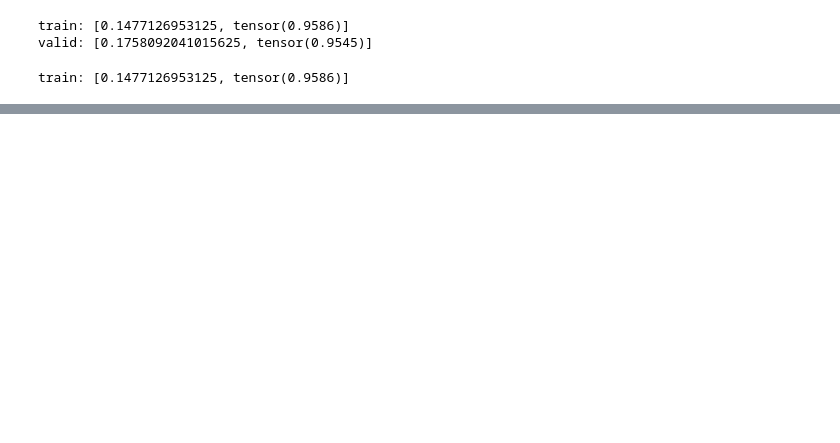
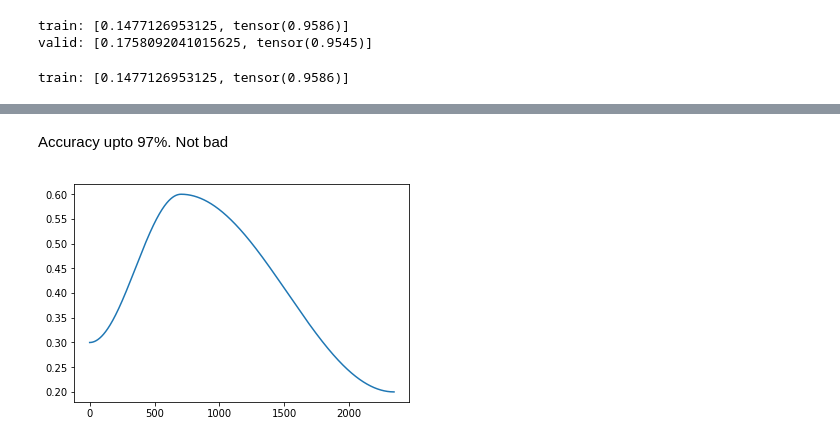
Before and after one commit to averma12/DL-from-scratch, a Jupyter notebook: Training_with_cb_annealing.ipynb, the cells around one changed output, grey strips where cells are left out. Saved outputs shown, nothing was run; the diff lists cells and outputs as text; code cells hidden in the pictures; blank space fills up the shorter version.

```diff
--- a/Training_with_cb_annealing.ipynb
+++ b/Training_with_cb_annealing.ipynb
@@ -743,0 +917,4 @@ train: [0.1477126953125, tensor(0.9586)]
+# %%
+cbfs = [Recorder,
+        partial(AvgStatsCallback,accuracy),
+        partial(ParamScheduler, 'lr', sched)]
@@ -743,0 +925,3 @@ train: [0.1477126953125, tensor(0.9586)]
+# %%
+learn = create_learner(get_model_func(0.3), loss_func, data)
+run = Runner(cb_funcs=cbfs)
@@ -743,0 +939,6 @@ train: [0.1477126953125, tensor(0.9586)]
+# %% [markdown]
+Accuracy upto 97%. Not bad
+# %%
+run.recorder.plot_lr() #learn.lr_find() in fast.ai v1
+# %% [output]
+[figure, added]
```
Also changed, not shown: parts of 33 cells of this notebook.
